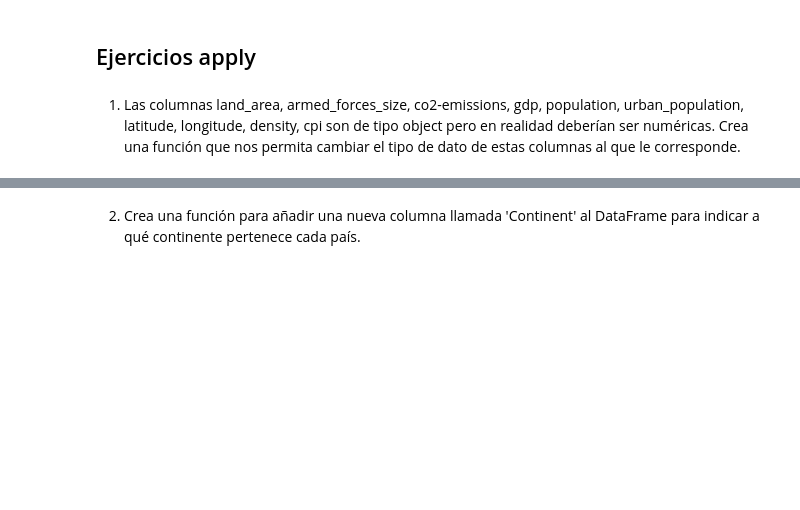
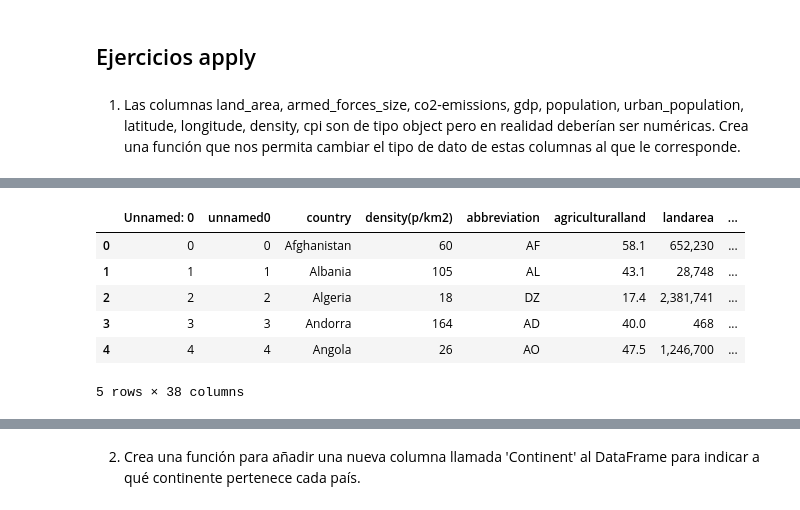
Before and after one commit to BSReguera/Pair-Programming-Modulo-3-Sprint1, a Jupyter notebook: pairprogramming-modulo3-leccion05.ipynb, the cells around one changed output, grey strips where cells are left out. Saved outputs shown, nothing was run; the diff lists cells and outputs as text; code cells hidden in the pictures; blank space fills up the shorter version.

```diff
--- a/pairprogramming-modulo3-leccion05.ipynb
+++ b/pairprogramming-modulo3-leccion05.ipynb
@@ -34 +48,11 @@ columns = ['landarea', 'armedforcessize', 'co2-emissions', 'gdp', 'population',
+# %%
+df_pair4.head()
+# %% [output]
+|  | Unnamed: 0 | unnamed0 | country | density(p/km2) | abbreviation | agriculturalland | landarea | ... |
+| 0 | 0 | 0 | Afghanistan | 60 | AF | 58.1 | 652,230 | ... |
+| 1 | 1 | 1 | Albania | 105 | AL | 43.1 | 28,748 | ... |
+| 2 | 2 | 2 | Algeria | 18 | DZ | 17.4 | 2,381,741 | ... |
+| 3 | 3 | 3 | Andorra | 164 | AD | 40.0 | 468 | ... |
+| 4 | 4 | 4 | Angola | 26 | AO | 47.5 | 1,246,700 | ... |
+5 rows × 38 columns
 # %%
```
Also changed, not shown: parts of 12 cells of this notebook, 2 other files.
